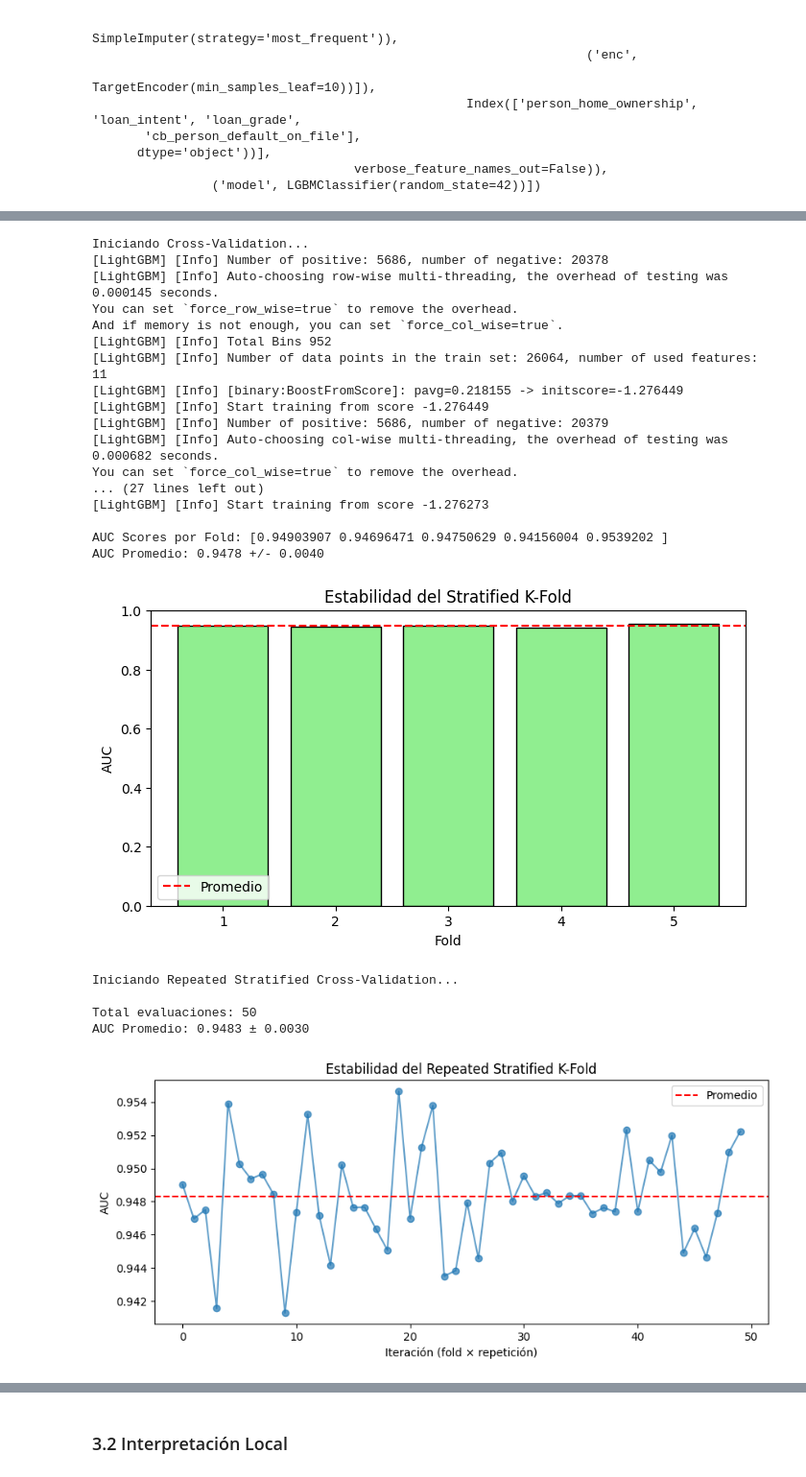
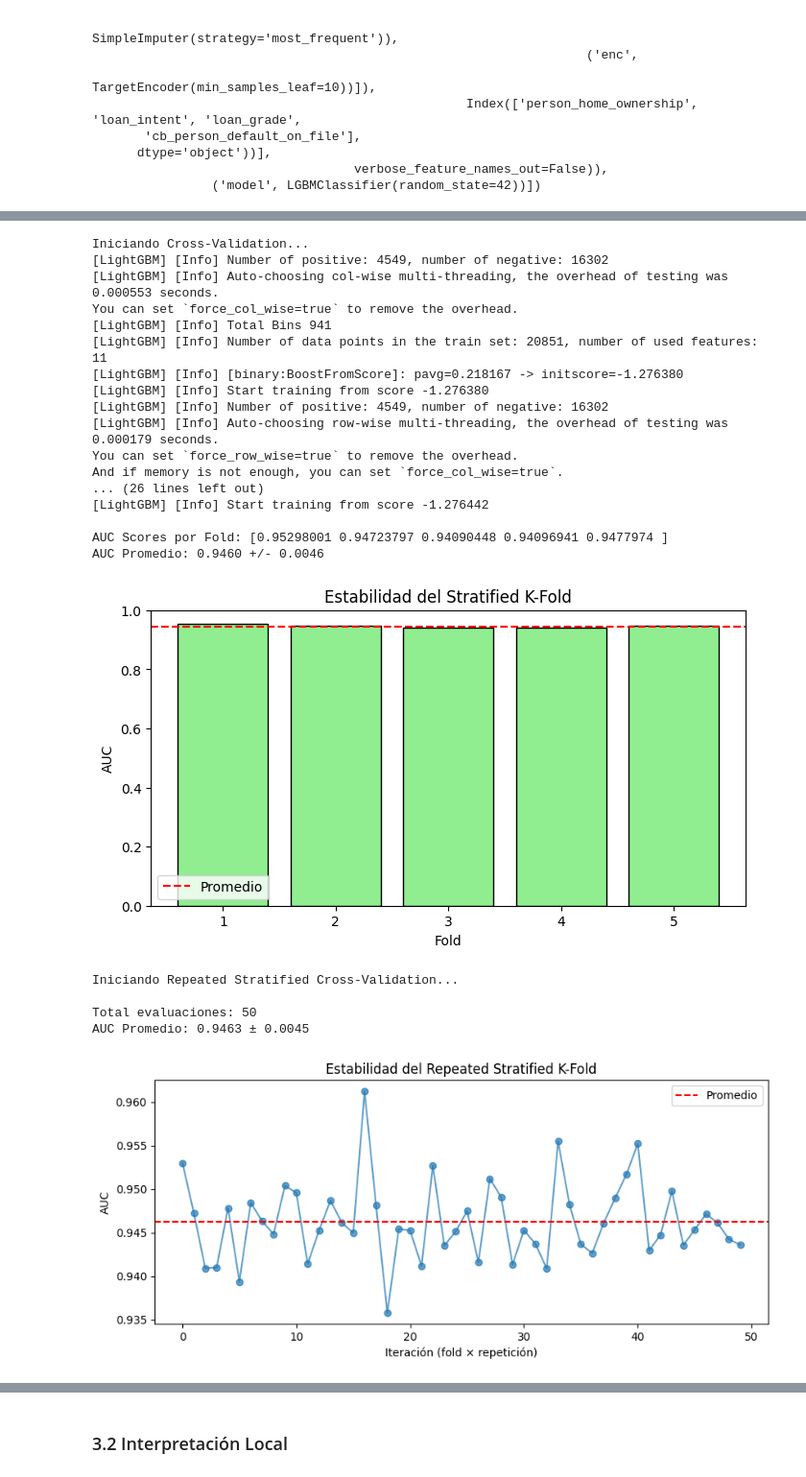
Before and after one commit to Migol123/Control-4, a Jupyter notebook: notebooks/Control04_Miguel_Daza copy.ipynb, the cells around one changed output, grey strips where cells are left out. Shown at 96% size. Saved outputs shown, nothing was run; the diff lists cells and outputs as text; code cells hidden in the pictures.

```diff
--- a/notebooks/Control04_Miguel_Daza copy.ipynb
+++ b/notebooks/Control04_Miguel_Daza copy.ipynb
@@ -333,7 +337,7 @@ model = lgbm_cla_pipeline
 
 # Cross Validation
 print("Iniciando Cross-Validation...")
-cv_scores = cross_val_score(model, X, y, cv=skf, scoring='roc_auc')
+cv_scores = cross_val_score(model, X_train, y_train, cv=skf, scoring='roc_auc')
 
 # Resultados
 print(f"\nAUC Scores por Fold: {cv_scores}")
@@ -350,23 +354,23 @@ plt.legend()
 plt.show()
 # %% [output]
 Iniciando Cross-Validation...
-[LightGBM] [Info] Number of positive: 5686, number of negative: 20378
-[LightGBM] [Info] Auto-choosing row-wise multi-threading, the overhead of testing was 0.000145 seconds.
+[LightGBM] [Info] Number of positive: 4549, number of negative: 16302
+[LightGBM] [Info] Auto-choosing col-wise multi-threading, the overhead of testing was 0.000553 seconds.
+You can set `force_col_wise=true` to remove the overhead.
+[LightGBM] [Info] Total Bins 941
+[LightGBM] [Info] Number of data points in the train set: 20851, number of used features: 11
+[LightGBM] [Info] [binary:BoostFromScore]: pavg=0.218167 -> initscore=-1.276380
+[LightGBM] [Info] Start training from score -1.276380
+[LightGBM] [Info] Number of positive: 4549, number of negative: 16302
+[LightGBM] [Info] Auto-choosing row-wise multi-threading, the overhead of testing was 0.000179 seconds.
 You can set `force_row_wise=true` to remove the overhead.
 And if memory is not enough, you can set `force_col_wise=true`.
-[LightGBM] [Info] Total Bins 952
-[LightGBM] [Info] Number of data points in the train set: 26064, number of used features: 11
-[LightGBM] [Info] [binary:BoostFromScore]: pavg=0.218155 -> initscore=-1.276449
-[LightGBM] [Info] Start training from score -1.276449
-[LightGBM] [Info] Number of positive: 5686, number of negative: 20379
-[LightGBM] [Info] Auto-choosing col-wise multi-threading, the overhead of testing was 0.000682 seconds.
-You can set `force_col_wise=true` to remove the overhead.
-... (27 lines left out)
-[LightGBM] [Info] Start training from score -1.276273
+... (26 lines left out)
+[LightGBM] [Info] Start training from score -1.276442
 
-AUC Scores por Fold: [0.94903907 0.94696471 0.94750629 0.94156004 0.9539202 ]
-AUC Promedio: 0.9478 +/- 0.0040
+AUC Scores por Fold: [0.95298001 0.94723797 0.94090448 0.94096941 0.9477974 ]
+AUC Promedio: 0.9460 +/- 0.0046
-[figure, old version]
+[figure, new version]
 # %%
 import numpy as np
 import matplotlib.pyplot as plt
@@ -382,37 +386,33 @@ rskf = RepeatedStratifiedKFold(
 # Modelo (pipeline completo)
 model = lgbm_cla_pipeline
 
 
 print("Iniciando Repeated Stratified Cross-Validation...")
 cv_scores = cross_val_score(
     model,
-    X,
-    y,
+    X_train, y_train,
     cv=rskf,
     scoring="roc_auc",
     n_jobs=-1
 )
 
-# =========================
-# Resultados
-# =========================
 print(f"\nTotal evaluaciones: {len(cv_scores)}")
 print(f"AUC Promedio: {cv_scores.mean():.4f} ± {cv_scores.std():.4f}")
 
 # =========================
 # Visualización de estabilidad
 # =========================
 plt.figure(figsize=(10, 4))
 plt.plot(cv_scores, marker="o", linestyle="-", alpha=0.7)
 plt.axhline(cv_scores.mean(), color="red", linestyle="--", label="Promedio")
 plt.title("Estabilidad del Repeated Stratified K-Fold")
 plt.xlabel("Iteración (fold × repetición)")
 plt.ylabel("AUC")
 plt.legend()
 plt.show()
 # %% [output]
 Iniciando Repeated Stratified Cross-Validation...
 
 Total evaluaciones: 50
-AUC Promedio: 0.9483 ± 0.0030
+AUC Promedio: 0.9463 ± 0.0045
-[figure, old version]
+[figure, new version]
```
Also changed, not shown: parts of 30 cells of this notebook, 6 other files.
